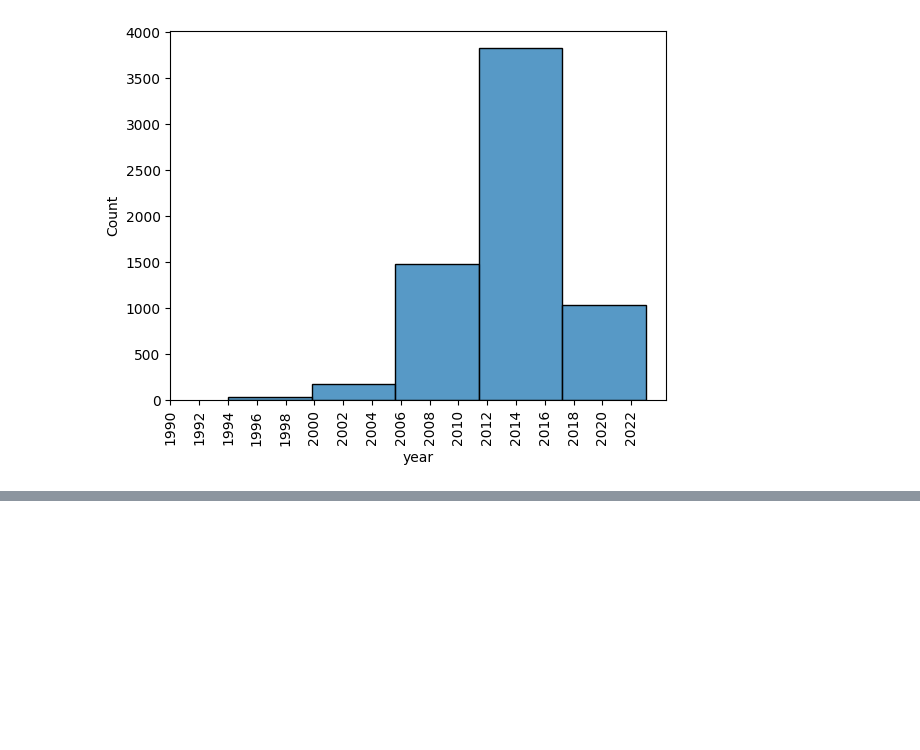
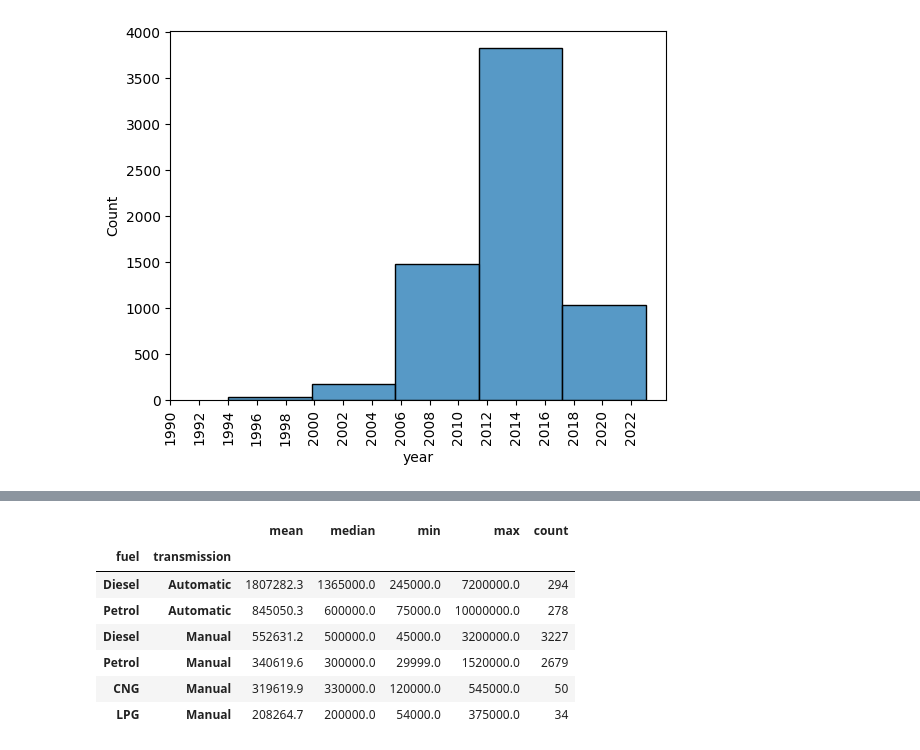
Before and after one commit to aruncb2/pandas, a Jupyter notebook: reading_files_to_df.ipynb, the cells around one changed output, grey strips where cells are left out. Drawn from its saved outputs; the diff is of its cells as text; code cells hidden in the pictures; blank space fills up the shorter version.

```diff
--- a/reading_files_to_df.ipynb
+++ b/reading_files_to_df.ipynb
@@ -1385,0 +1408,12 @@ plt.show()
+# %%
+temp=df.groupby(['fuel','transmission',])['selling_price'].agg(['mean','median','min','max','count']).round(1).sort_values('mean',ascending=False)
+temp[temp['count']>20]
+# %% [output]
+|  |  | mean | median | min | max | count |
+| fuel | transmission |  |  |  |  |  |
+| Diesel | Automatic | 1807282.3 | 1365000.0 | 245000.0 | 7200000.0 | 294 |
+| Petrol | Automatic | 845050.3 | 600000.0 | 75000.0 | 10000000.0 | 278 |
+| Diesel | Manual | 552631.2 | 500000.0 | 45000.0 | 3200000.0 | 3227 |
+| Petrol | Manual | 340619.6 | 300000.0 | 29999.0 | 1520000.0 | 2679 |
+| CNG | Manual | 319619.9 | 330000.0 | 120000.0 | 545000.0 | 50 |
+| LPG | Manual | 208264.7 | 200000.0 | 54000.0 | 375000.0 | 34 |
```
Also changed, not shown: parts of 9 cells of this notebook.
